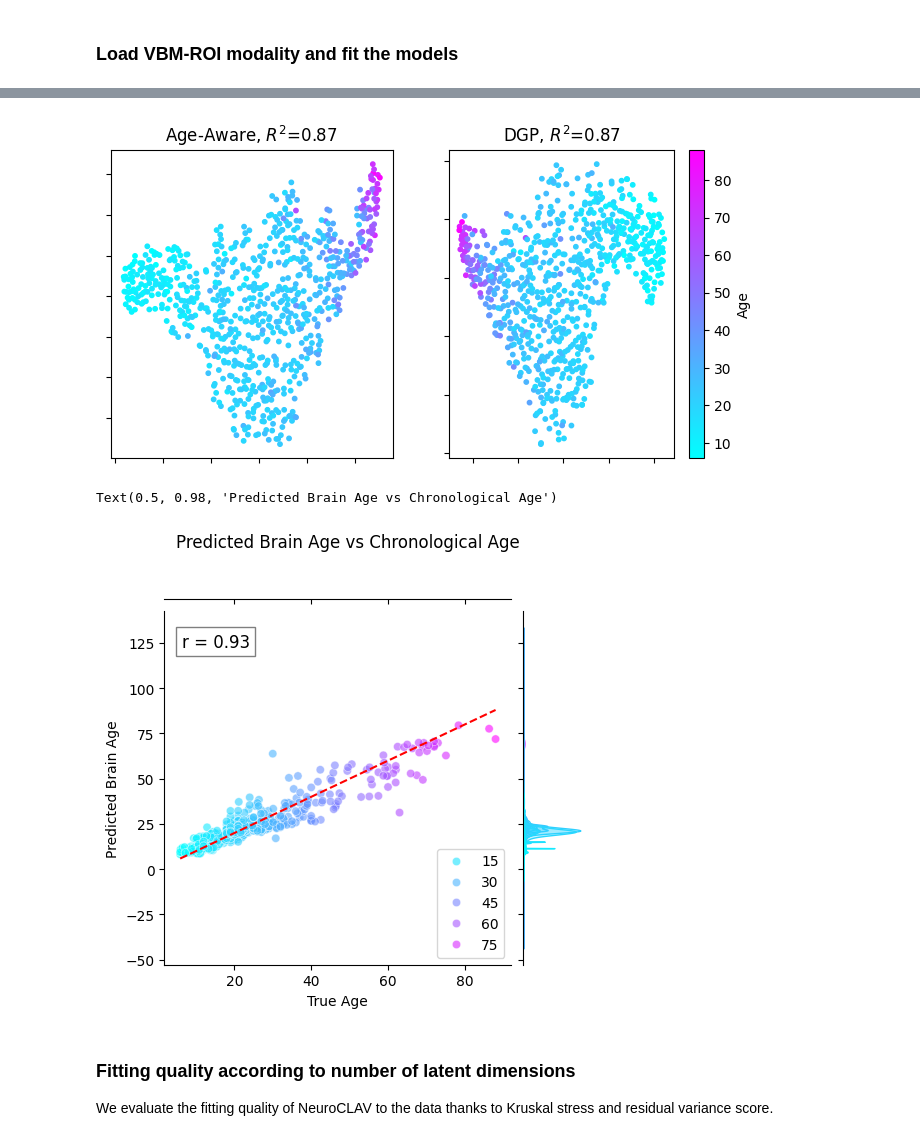
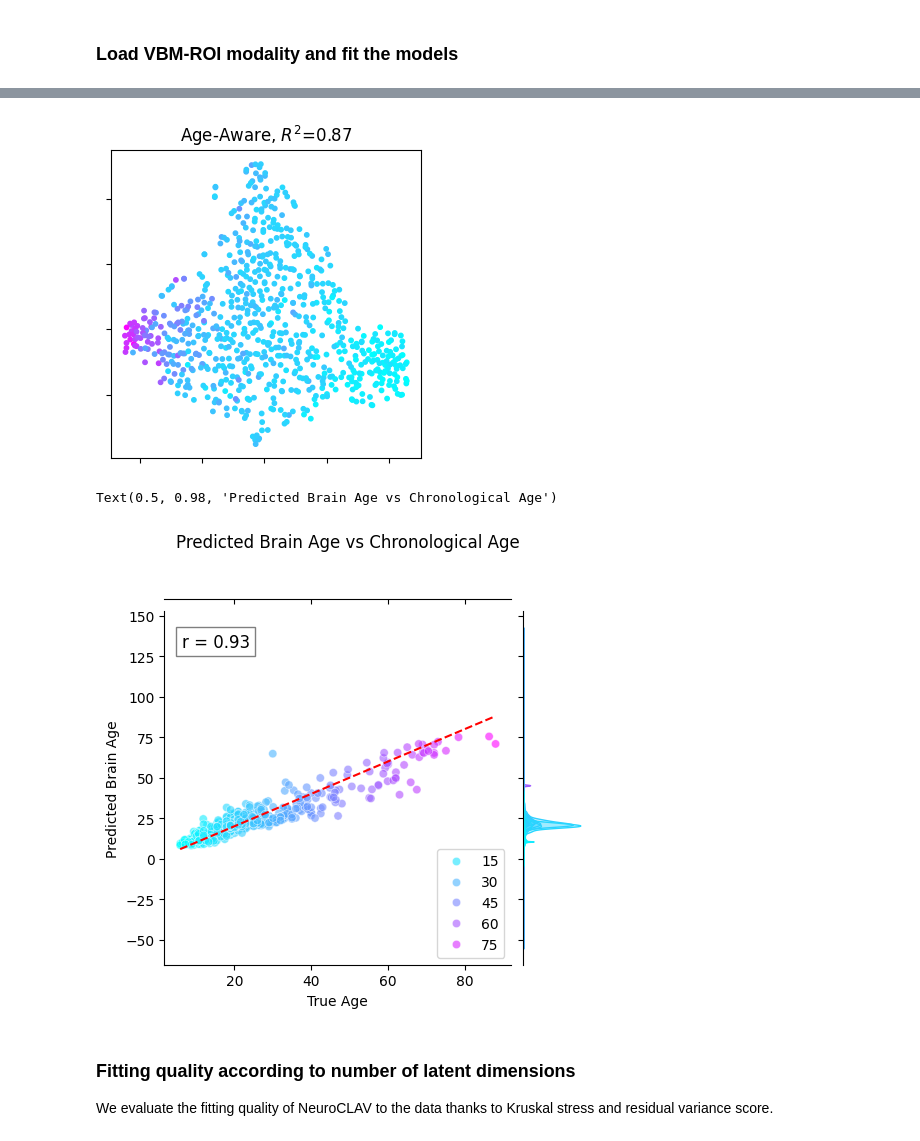
Before and after one commit to neurospin-deepinsight/nidl, a Jupyter notebook: examples/yaware_openbhb.ipynb, the cells around one changed output, grey strips where cells are left out. Cells and saved outputs as stored; diff of their text form; code cells hidden in the pictures.

```diff
--- a/examples/yaware_openbhb.ipynb
+++ b/examples/yaware_openbhb.ipynb
@@ -199,16 +200,23 @@ def prediction_score(z, y):
 ### Load VBM-ROI modality and fit the models
 # %%
 # Load the data
-dataset_train = OpenBHB("/neurospin/hc/openBHB", target="age", modality="vbm_roi", split="train")
-dataset_test = OpenBHB("/neurospin/hc/openBHB", target="age", modality="vbm_roi", split="val")
+dataset_train = OpenBHB("/neurospin/signatures/bd261576/openBHB", target="age", modality="vbm_roi", split="train")
+dataset_test_wo_labels = OpenBHB("/neurospin/signatures/bd261576/openBHB", target=None,
+                                 modality="vbm_roi", split="val")
+dataset_test = OpenBHB("/neurospin/signatures/bd261576/openBHB", target="age",
+                                 modality="vbm_roi", split="val")
 train_dataloader = DataLoader(dataset_train, batch_size=128, num_workers=10,
                               shuffle=True, collate_fn=TwoViewsCollateFunction())
+val_dataloader = DataLoader(dataset_test, batch_size=128, num_workers=10,
+                            shuffle=True, collate_fn=TwoViewsCollateFunction())
+test_dataloader_wo_labels = DataLoader(dataset_test_wo_labels, batch_size=128, num_workers=10, shuffle=False)
 test_dataloader = DataLoader(dataset_test, batch_size=128, num_workers=10, shuffle=False)
 # %%
 # Fit y-Aware (without data augmentation)
 yaware = yAware(
     encoder="mlp",
     encoder_kwargs={"layers": [284, 128, 128]},
-    n_embedding=16
+    n_embedding=16,
+    max_epochs=20
 )
-yaware.fit(train_dataloader)
+yaware.fit(train_dataloader, val_dataloader)
@@ -215,18 +264,18 @@ yaware.fit(train_dataloader)
 # %%
-fig, axis = plt.subplots(1, 1, figsize=(4, 4))
-for i, (model, model_name) in enumerate([yaware, "Age-Aware"]):
-    embedding = model.transform(test_dataloader)
+fig, axis = plt.subplots(1, 1, figsize=(4, 4), squeeze=False)
+for i, (model, model_name) in enumerate([[yaware, "Age-Aware"]]):
+    embedding = model.transform(test_dataloader_wo_labels)
     y_test = [s[1] for s in dataset_test.samples]
     score, y_pred = prediction_score(embedding, y_test)
     embedding_2d = TSNE(n_components=2).fit_transform(embedding)
-    sc = axis[i].scatter(embedding_2d[:, 0], embedding_2d[:, 1], c=y_test, s=10, cmap="cool")
-    axis[i].set_title(f"{model_name}, $R^2$={score:.2f}")
-    axis[i].set_xticklabels([]); axis[i].set_yticklabels([])
+    sc = axis[0, i].scatter(embedding_2d[:, 0], embedding_2d[:, 1], c=y_test, s=10, cmap="cool")
+    axis[0, i].set_title(f"{model_name}, $R^2$={score:.2f}")
+    axis[0, i].set_xticklabels([]); axis[0, i].set_yticklabels([])
     if i == 1:
-        fig.colorbar(sc, ax=axis[i], label='Age')
+        fig.colorbar(sc, ax=axis[0, i], label='Age')
 plt.show()
 # %% [output]
-[figure, old version]
+[figure, new version]
 # %%
 df = pd.DataFrame({"True age": y_test, "Predicted brain age": y_pred})
 r_value, _ = pearsonr(y_test, y_pred)
@@ -248,7 +297,7 @@ g.ax_joint.set_ylabel("Predicted Brain Age")
 g.figure.suptitle("Predicted Brain Age vs Chronological Age")
 # %% [output]
 Text(0.5, 0.98, 'Predicted Brain Age vs Chronological Age')
-[figure, old version]
+[figure, new version]
 # %% [markdown]
 ### Fitting quality according to number of latent dimensions
 
```
Also changed, not shown: parts of 4 cells of this notebook, 15 other files.
